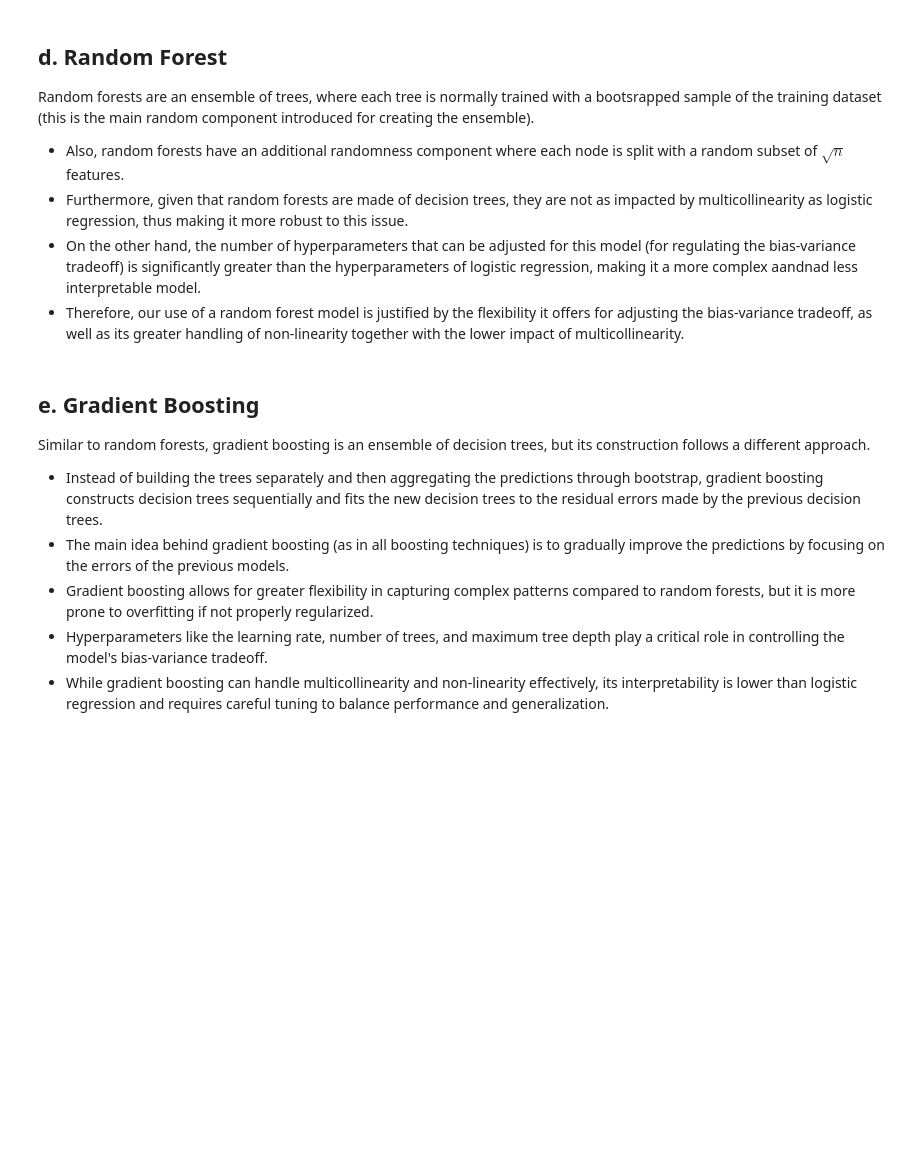
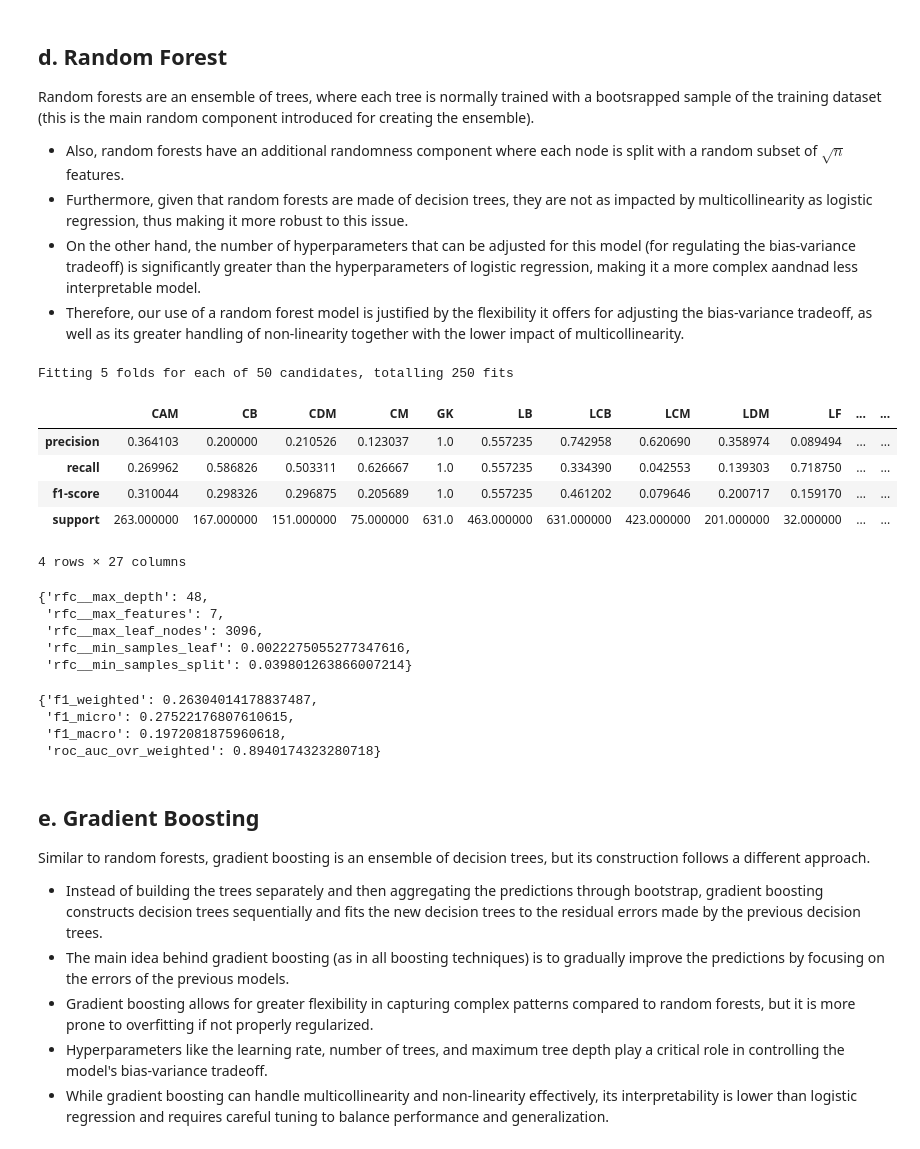
Before and after one commit to simonvellin/football_position_prediction, a Jupyter notebook: FINAL.ipynb, the cells around one changed output. Cells and saved outputs as stored; diff of their text form; code cells hidden in the pictures; blank space fills up the shorter version.

```diff
--- a/FINAL.ipynb
+++ b/FINAL.ipynb
@@ -1471,9 +1535,35 @@ Random forests are an ensemble of trees, where each tree is normally trained wit
 # %%
 df_report_rf_over, best_params_rf_over, best_scores_rf_over = baseline_models(
     df = df_train, numerical_features = numerical_features, categorical_features = categorical_features,
-    model = RandomForestClassifier, target = 'position', n_hyper_comb = 100, num_imputer = "median",
+    model = RandomForestClassifier, target = 'position', n_hyper_comb = 50, num_imputer = "median",
     goalkeeper_label = "GK", refit_score = 'f1_weighted', resampling_method = 'oversample'
     )
+# %% [output]
+Fitting 5 folds for each of 50 candidates, totalling 250 fits
+# %%
+df_report_rf_over
+# %% [output]
+|  | CAM | CB | CDM | CM | GK | LB | LCB | LCM | LDM | LF | ... | ... |
+| precision | 0.364103 | 0.200000 | 0.210526 | 0.123037 | 1.0 | 0.557235 | 0.742958 | 0.620690 | 0.358974 | 0.089494 | ... | ... |
+| recall | 0.269962 | 0.586826 | 0.503311 | 0.626667 | 1.0 | 0.557235 | 0.334390 | 0.042553 | 0.139303 | 0.718750 | ... | ... |
+| f1-score | 0.310044 | 0.298326 | 0.296875 | 0.205689 | 1.0 | 0.557235 | 0.461202 | 0.079646 | 0.200717 | 0.159170 | ... | ... |
+| support | 263.000000 | 167.000000 | 151.000000 | 75.000000 | 631.0 | 463.000000 | 631.000000 | 423.000000 | 201.000000 | 32.000000 | ... | ... |
+4 rows × 27 columns
+# %%
+best_params_rf_over
+# %% [output]
+{'rfc__max_depth': 48,
+ 'rfc__max_features': 7,
+ 'rfc__max_leaf_nodes': 3096,
+ 'rfc__min_samples_leaf': 0.0022275055277347616,
+ 'rfc__min_samples_split': 0.039801263866007214}
+# %%
+best_scores_rf_over
+# %% [output]
+{'f1_weighted': 0.26304014178837487,
+ 'f1_micro': 0.27522176807610615,
+ 'f1_macro': 0.1972081875960618,
+ 'roc_auc_ovr_weighted': 0.8940174323280718}
 # %% [markdown]
 ## e. Gradient Boosting
 Similar to random forests, gradient boosting is an ensemble of decision trees, but its construction follows a different approach.
```
Also changed, not shown: parts of 14 cells of this notebook.
